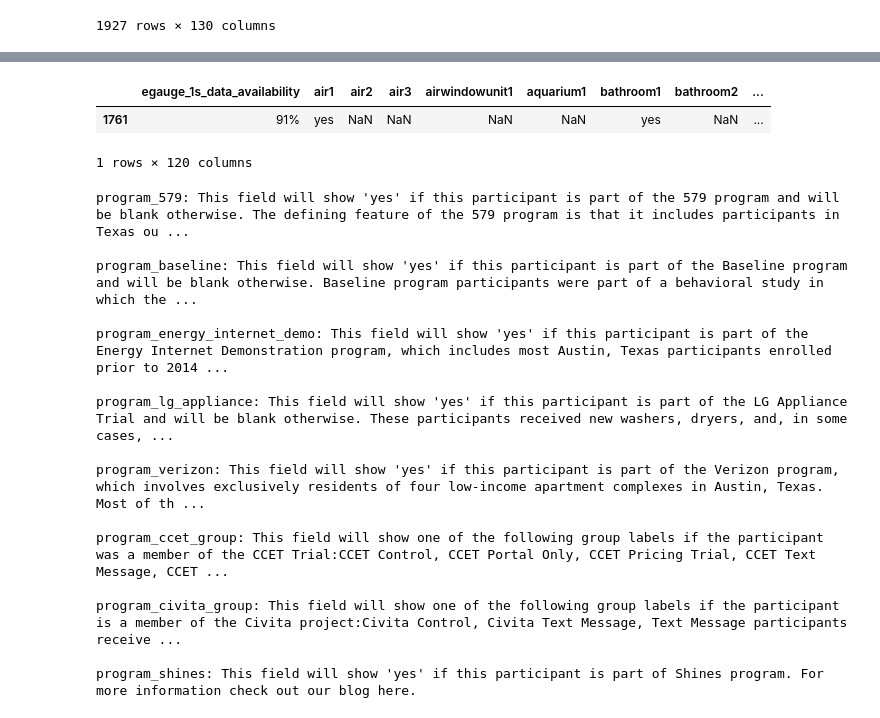
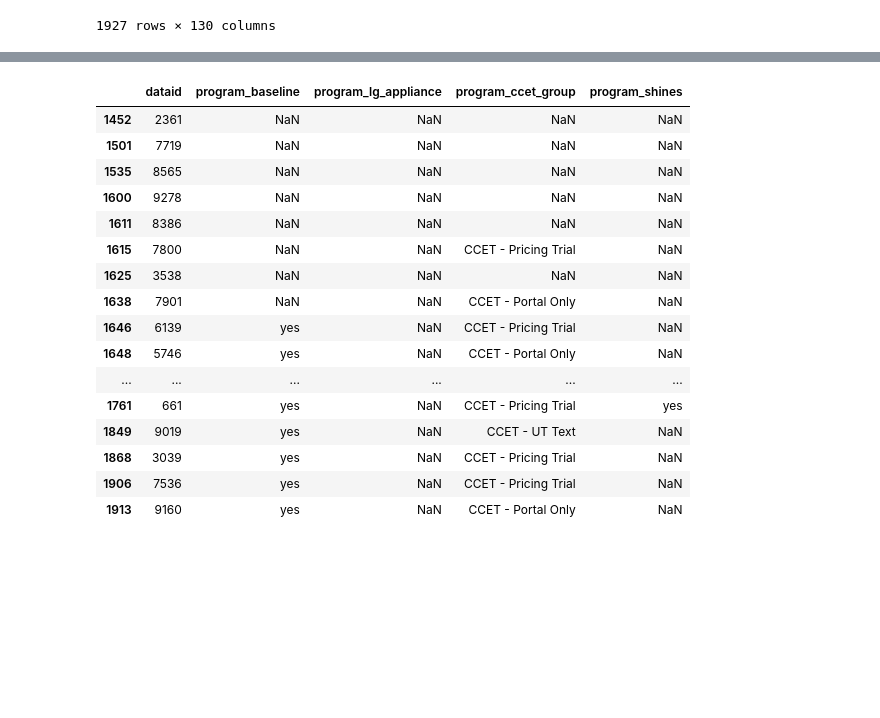
Before and after one commit to david5010/NMEC-Using-DL, a Jupyter notebook: notebooks/austin_15min.ipynb, the cells around one changed output, grey strips where cells are left out. Drawn from its saved outputs; the diff is of its cells as text; code cells hidden in the pictures; blank space fills up the shorter version.

```diff
--- a/notebooks/austin_15min.ipynb
+++ b/notebooks/austin_15min.ipynb
@@ -135,26 +194,0 @@ cand_661
-# %%
-metadata[metadata['dataid'] == '661'].iloc[:, 10:]
-# %% [output]
-|  | egauge_1s_data_availability | air1 | air2 | air3 | airwindowunit1 | aquarium1 | bathroom1 | bathroom2 | ... |
-| 1761 | 91% | yes | NaN | NaN | NaN | NaN | yes | NaN | ... |
-1 rows × 120 columns
-# %%
-for i,col in enumerate(metadata.columns):
-    if 'program' in col:
-        print(f'{col}: {metadata.iloc[0, i]}\n')
-# %% [output]
-program_579: This field will show 'yes' if this participant is part of the 579 program and will be blank otherwise. The defining feature of the 579 program is that it includes participants in Texas ou ...
-
-program_baseline: This field will show 'yes' if this participant is part of the Baseline program and will be blank otherwise. Baseline program participants were part of a behavioral study in which the ...
-
-program_energy_internet_demo: This field will show 'yes' if this participant is part of the Energy Internet Demonstration program, which includes most Austin, Texas participants enrolled prior to 2014 ...
-
-program_lg_appliance: This field will show 'yes' if this participant is part of the LG Appliance Trial and will be blank otherwise. These participants received new washers, dryers, and, in some cases, ...
-
-program_verizon: This field will show 'yes' if this participant is part of the Verizon program, which involves exclusively residents of four low-income apartment complexes in Austin, Texas. Most of th ...
-
-program_ccet_group: This field will show one of the following group labels if the participant was a member of the CCET Trial:CCET Control, CCET Portal Only, CCET Pricing Trial, CCET Text Message, CCET ...
-
-program_civita_group: This field will show one of the following group labels if the participant is a member of the Civita project:Civita Control, Civita Text Message, Text Message participants receive ...
-
-program_shines: This field will show 'yes' if this participant is part of Shines program. For more information check out our blog here.
@@ -160,0 +200,22 @@ program_shines: This field will show 'yes' if this participant is part of Shines
+# %%
+threshold = 2
+columns_to_drop = [col for col in programs_red.columns if len(pd.unique(programs_red[col])) < threshold]
+programs_red.drop(columns=columns_to_drop)
+# %% [output]
+|  | dataid | program_baseline | program_lg_appliance | program_ccet_group | program_shines |
+| 1452 | 2361 | NaN | NaN | NaN | NaN |
+| 1501 | 7719 | NaN | NaN | NaN | NaN |
+| 1535 | 8565 | NaN | NaN | NaN | NaN |
+| 1600 | 9278 | NaN | NaN | NaN | NaN |
+| 1611 | 8386 | NaN | NaN | NaN | NaN |
+| 1615 | 7800 | NaN | NaN | CCET - Pricing Trial | NaN |
+| 1625 | 3538 | NaN | NaN | NaN | NaN |
+| 1638 | 7901 | NaN | NaN | CCET - Portal Only | NaN |
+| 1646 | 6139 | yes | NaN | CCET - Pricing Trial | NaN |
+| 1648 | 5746 | yes | NaN | CCET - Portal Only | NaN |
+| ... | ... | ... | ... | ... | ... |
+| 1761 | 661 | yes | NaN | CCET - Pricing Trial | yes |
+| 1849 | 9019 | yes | NaN | CCET - UT Text | NaN |
+| 1868 | 3039 | yes | NaN | CCET - Pricing Trial | NaN |
+| 1906 | 7536 | yes | NaN | CCET - Pricing Trial | NaN |
+| 1913 | 9160 | yes | NaN | CCET - Portal Only | NaN |
```
Also changed, not shown: parts of 29 cells of this notebook, 1 other file.
